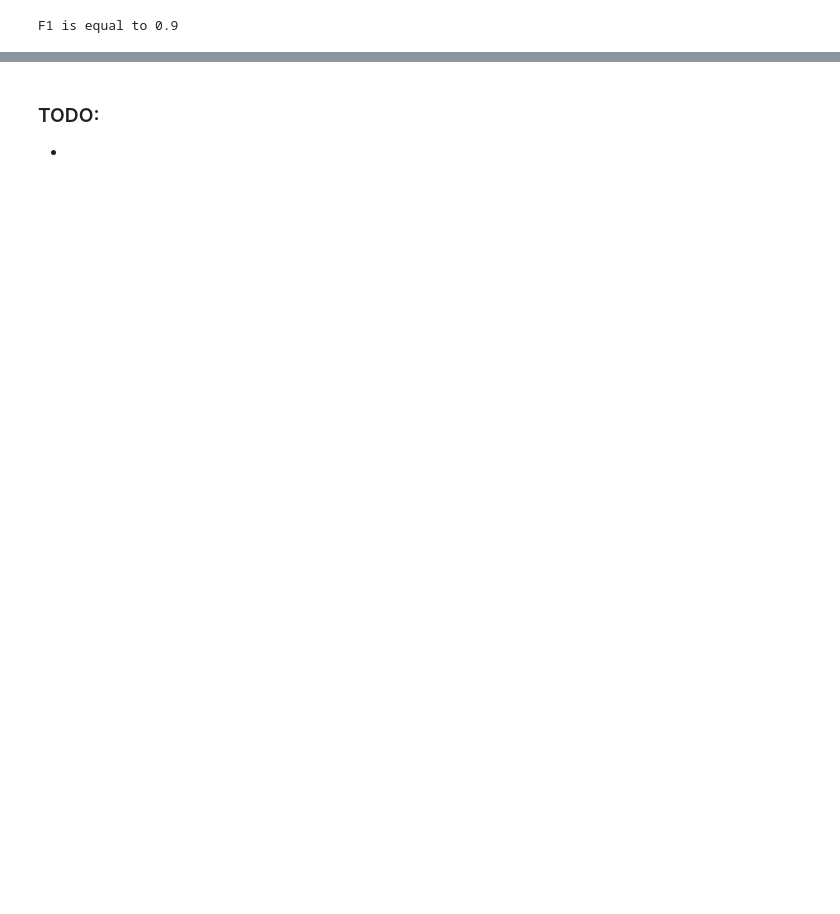
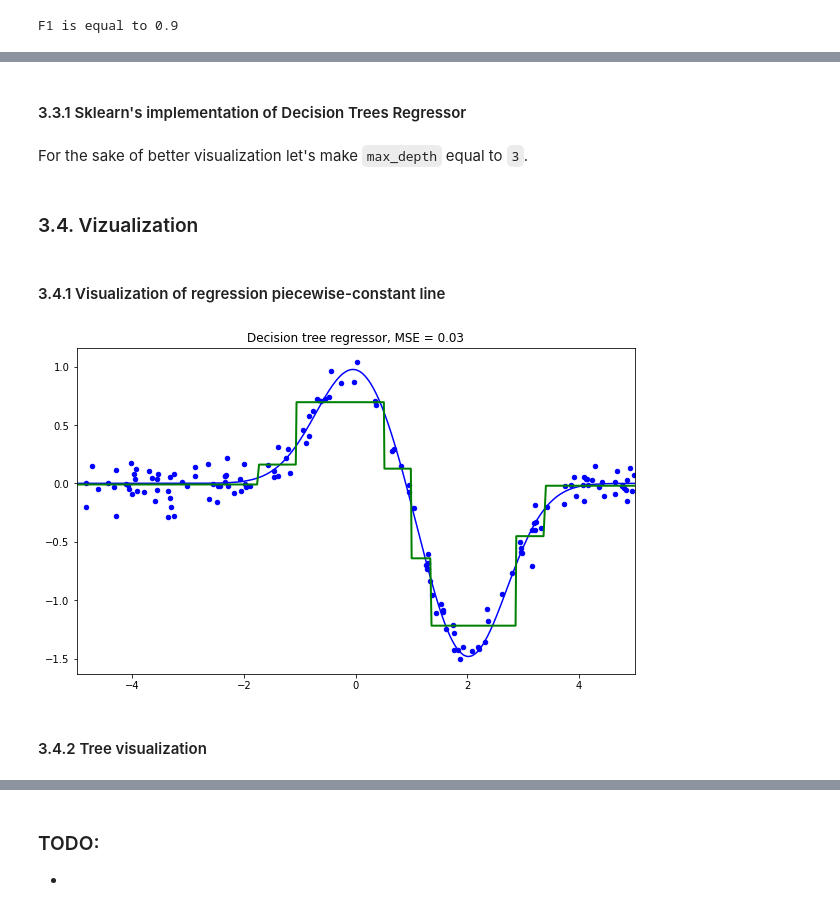
Before and after one commit to Extremesarova/machine_learning_algorithms, a Jupyter notebook: decision_trees/decision_trees.ipynb, the cells around one changed output, grey strips where cells are left out. Drawn from its saved outputs; the diff is of its cells as text; code cells hidden in the pictures; blank space fills up the shorter version.

```diff
--- a/decision_trees/decision_trees.ipynb
+++ b/decision_trees/decision_trees.ipynb
@@ -133,0 +151,16 @@ tree_graph_to_png(
+# %%
+n_train = 150
+n_test = 1000
+noise = 0.1
+# %%
+def f(x):
+    x = x.ravel()
+    return np.exp(-(x ** 2)) - 1.5 * np.exp(-((x - 2) ** 2))
+
+
+def generate(n_samples, noise):
+    X = np.random.rand(n_samples) * 10 - 5
+    X = np.sort(X).ravel()
+    y = (np.exp(-(X ** 2)) - 1.5 * np.exp(-((X - 2) ** 2)) + np.random.normal(0.0, noise, n_samples))
+    X = X.reshape((n_samples, 1))
+    return X, y
@@ -133,0 +169,3 @@ tree_graph_to_png(
+# %%
+X_train, y_train = generate(n_samples=n_train, noise=noise)
+X_test, y_test = generate(n_samples=n_test, noise=noise)
@@ -133,0 +174,25 @@ tree_graph_to_png(
+# %% [markdown]
+#### 3.3.1 Sklearn's implementation of Decision Trees Regressor
+# %% [markdown]
+For the sake of better visualization let's make `max_depth` equal to `3`.
+# %%
+reg_tree = DecisionTreeRegressor(max_depth=3, random_state=SEED)
+
+reg_tree.fit(X_train, y_train)
+reg_tree_pred = reg_tree.predict(X_test)
+# %% [markdown]
+### 3.4. Vizualization
+# %% [markdown]
+#### 3.4.1 Visualization of regression piecewise-constant line
+# %%
+plt.figure(figsize=(10, 6))
+plt.plot(X_test, f(X_test), "b")
+plt.scatter(X_train, y_train, c="b", s=20)
+plt.plot(X_test, reg_tree_pred, "g", lw=2)
+plt.xlim([-5, 5])
+plt.title(f"Decision tree regressor, MSE = {(np.sum((y_test - reg_tree_pred) ** 2) / n_test).round(2)}")
+plt.show()
+# %% [output]
+[figure, added]
+# %% [markdown]
+#### 3.4.2 Tree visualization
```
Also changed, not shown: parts of 26 cells of this notebook, 2 other files.
